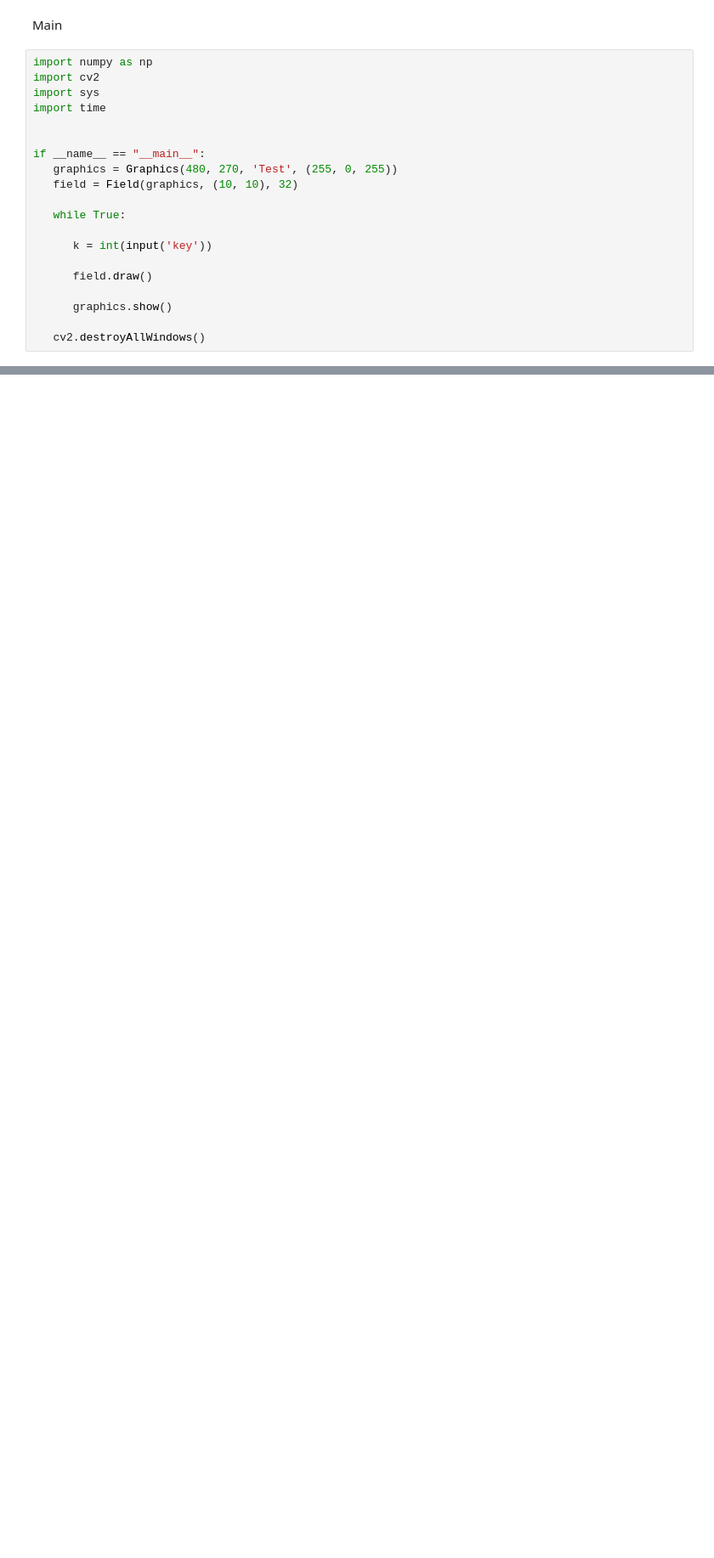
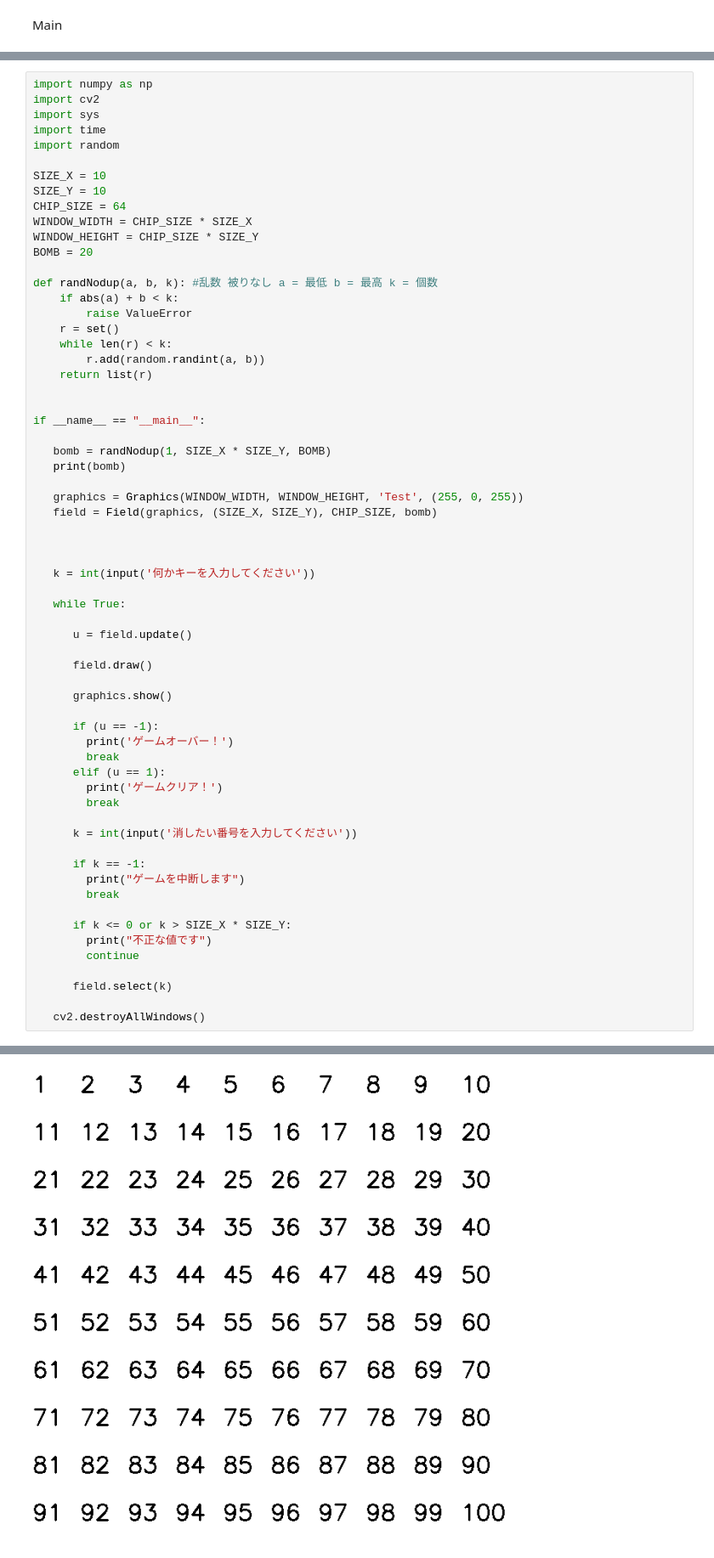
Before and after one commit to 53-gm/Prog2kakushin, a Jupyter notebook: work1.ipynb, the cells around one changed output, grey strips where cells are left out. Shown at 85% size. Drawn from its saved outputs; the diff is of its cells as text; blank space fills up the shorter version.

```diff
--- a/work1.ipynb
+++ b/work1.ipynb
@@ -67,22 +167,2 @@ class Field:
 # %% [markdown]
 Main
-# %%
-import numpy as np
-import cv2
-import sys
-import time
-
-
-if __name__ == "__main__":
-   graphics = Graphics(480, 270, 'Test', (255, 0, 255))
-   field = Field(graphics, (10, 10), 32)
-
-   while True:
-
-      k = int(input('key'))
-
-      field.draw()
-
-      graphics.show()
-
-   cv2.destroyAllWindows()
@@ -103,0 +169,64 @@ df['point'][0]
+# %%
+import numpy as np
+import cv2
+import sys
+import time
+import random
+
+SIZE_X = 10
+SIZE_Y = 10
+CHIP_SIZE = 64
+WINDOW_WIDTH = CHIP_SIZE * SIZE_X
+WINDOW_HEIGHT = CHIP_SIZE * SIZE_Y
+BOMB = 20
+
+def randNodup(a, b, k): #乱数 被りなし a = 最低 b = 最高 k = 個数
+    if abs(a) + b < k:
+        raise ValueError
+    r = set()
+    while len(r) < k:
+        r.add(random.randint(a, b))
+    return list(r)
+
+
+if __name__ == "__main__":
+
+   bomb = randNodup(1, SIZE_X * SIZE_Y, BOMB)
+   print(bomb)
+
+   graphics = Graphics(WINDOW_WIDTH, WINDOW_HEIGHT, 'Test', (255, 0, 255))
+   field = Field(graphics, (SIZE_X, SIZE_Y), CHIP_SIZE, bomb)
+
+
+
+   k = int(input('何かキーを入力してください'))
+
+   while True:
+
+      u = field.update()
+
+      field.draw()
+
+      graphics.show()
+
+      if (u == -1):
+        print('ゲームオーバー！')
+        break
+      elif (u == 1):
+        print('ゲームクリア！')
+        break
+
+      k = int(input('消したい番号を入力してください'))
+
+      if k == -1:
+        print("ゲームを中断します")
+        break
+
+      if k <= 0 or k > SIZE_X * SIZE_Y:
+        print("不正な値です")
+        continue
+
+      field.select(k)
+
+   cv2.destroyAllWindows()
+# %% [output]
@@ -103,0 +235 @@ df['point'][0]
+[figure, added]
```
Also changed, not shown: parts of 10 cells of this notebook.
